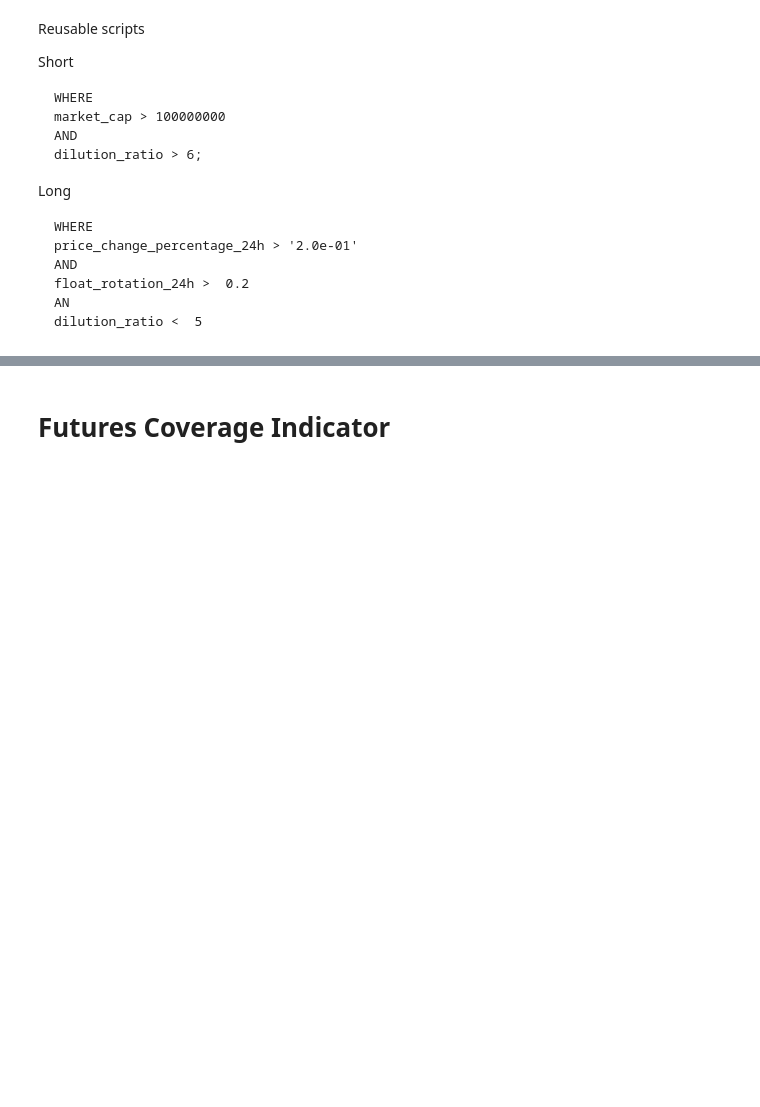
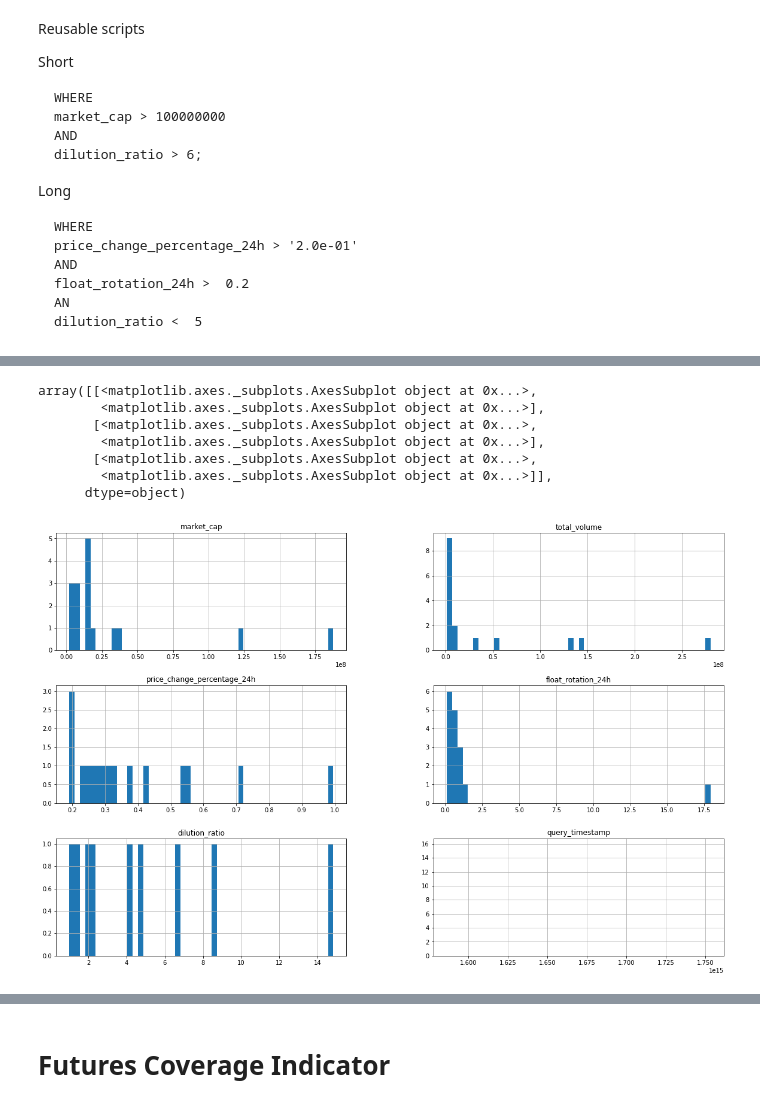
Before and after one commit to custom-hyper/Analytics, a Jupyter notebook: Screener.ipynb, the cells around one changed output, grey strips where cells are left out. Cells and saved outputs as stored; diff of their text form; code cells hidden in the pictures; blank space fills up the shorter version.

````diff
--- a/Screener.ipynb
+++ b/Screener.ipynb
@@ -279,13 +426,31 @@ float_rotation_24h >  0.2
 AN
 dilution_ratio <  5
 ```
+# %%
+Watchlist_name ='Big Mover'
+
+filter = """
+price_change_percentage_24h > 0.19
+AND
+total_volume > 500000
+AND
+float_rotation_24h >  0.1
+OR
+price_change_percentage_24h < -0.19
+AND
+total_volume > 500000
+AND
+float_rotation_24h >  0.1
+
+;
+"""
 # %%
 #@title OHLC { display-mode: "code" }
 
 
 proprietary_master_id  = "proprietary_screener"
 
-base = pd.read_sql(
+df_main = pd.read_sql(
 """
 SELECT
 id,
@@ -296,17 +461,16 @@ price_change_percentage_24h,
 float_rotation_24h,
 dilution_ratio,
 last_updated
+
 FROM {}
 
-WHERE
-price_change_percentage_24h > 0.15
-AND
-total_volume > 500000
-AND
-float_rotation_24h >  0.1
-AND
-dilution_ratio <  5 OR 0 OR NULL
-;
-""".format(proprietary_master_id), conn_SQLite)
+WHERE {}
+"""
+.format(proprietary_master_id, filter), conn_SQLite)
 
-base
+df_main['watchlist_name'] = Watchlist_name
+df_main['query_date'] = date.today()
+df_main['query_timestamp'] = int( time.time_ns() / 1000 )
+
+List =df_main['id']
+df_main
@@ -313,5 +495,14 @@ base
 # %%
-base.hist(bins = 50,figsize = (20,13))
+df_main.hist(bins = 50,figsize = (20,13))
+# %% [output]
+array([[<matplotlib.axes._subplots.AxesSubplot object at 0x...>,
+        <matplotlib.axes._subplots.AxesSubplot object at 0x...>],
+       [<matplotlib.axes._subplots.AxesSubplot object at 0x...>,
+        <matplotlib.axes._subplots.AxesSubplot object at 0x...>],
+       [<matplotlib.axes._subplots.AxesSubplot object at 0x...>,
+        <matplotlib.axes._subplots.AxesSubplot object at 0x...>]],
+      dtype=object)
+[figure, added]
 # %%
 from talib.abstract import *
 
````
Also changed, not shown: parts of 26 cells of this notebook.
